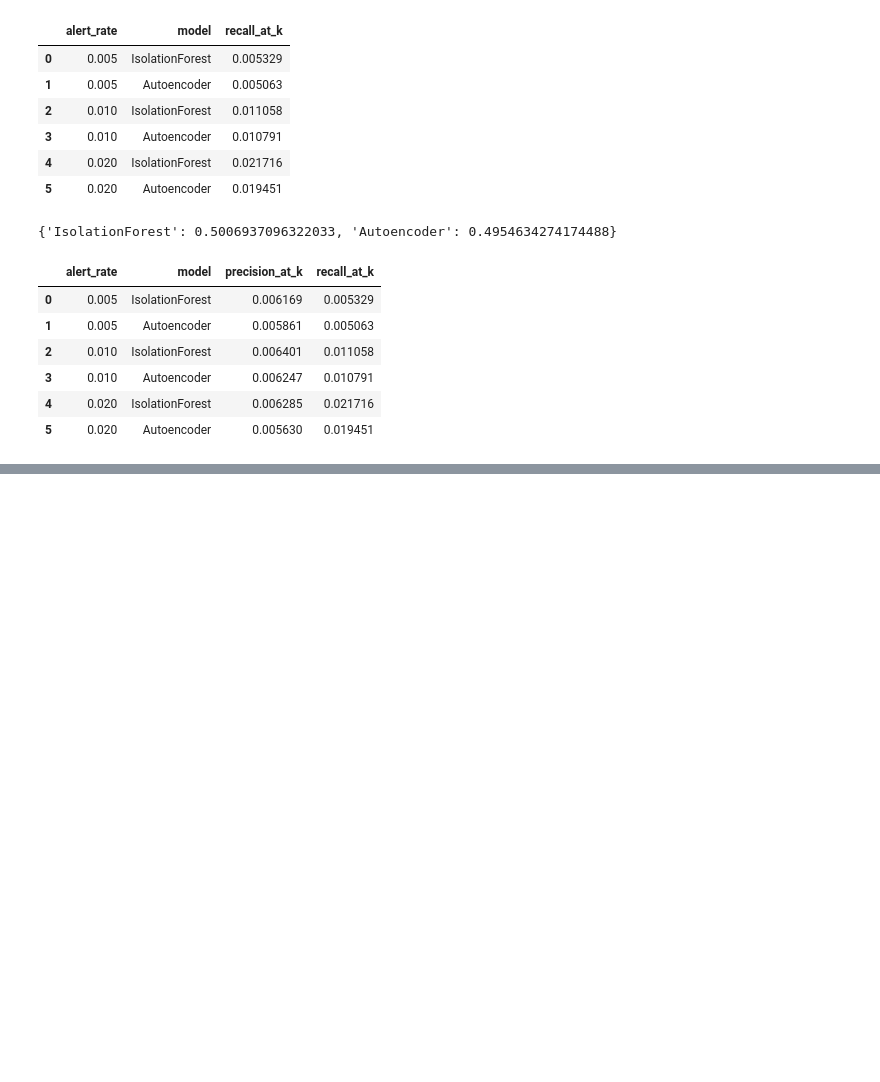
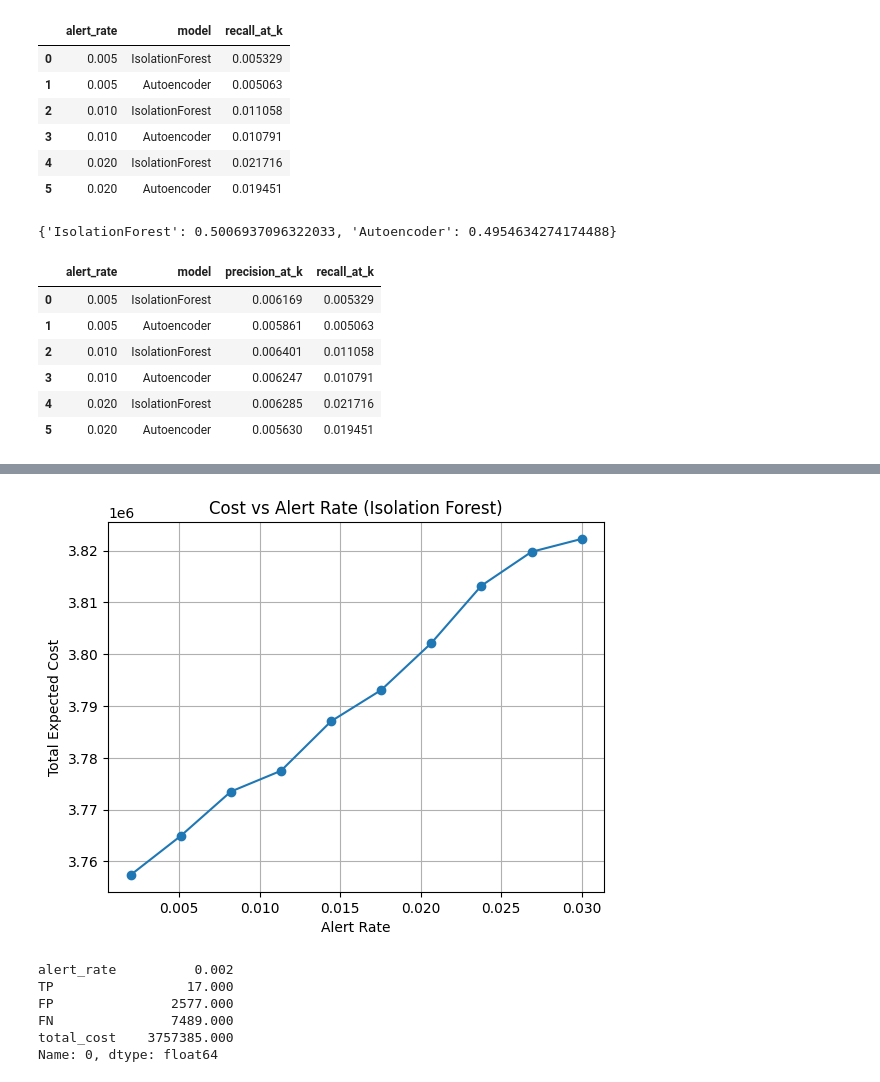
Before and after one commit to Udeibom/transaction-anomaly-ml, a Jupyter notebook: notebooks/08_evaluation.ipynb, the cells around one changed output, grey strips where cells are left out. Drawn from its saved outputs; the diff is of its cells as text; code cells hidden in the pictures; blank space fills up the shorter version.

```diff
--- a/notebooks/08_evaluation.ipynb
+++ b/notebooks/08_evaluation.ipynb
@@ -156,3 +156,7 @@ final_metrics
 | 3 | 0.010 | Autoencoder | 0.006247 | 0.010791 |
 | 4 | 0.020 | IsolationForest | 0.006285 | 0.021716 |
 | 5 | 0.020 | Autoencoder | 0.005630 | 0.019451 |
+# %%
+eval_df = eval_df.copy()
+# %%
+alert_rates = np.linspace(0.002, 0.03, 10)  # 0.2% → 3%
@@ -158,0 +181,19 @@ final_metrics
+# %%
+C_REVIEW = 5
+C_FRAUD = 500
+
+cost_results = []
+
+for rate in alert_rates:
+    cost_results.append(
+        compute_cost(
+            eval_df["if_score"].values,
+            eval_df["label"].values,
+            rate,
+            C_REVIEW,
+            C_FRAUD
+        )
+    )
+
+cost_df = pd.DataFrame(cost_results)
+cost_df
@@ -158,0 +212,21 @@ final_metrics
+# %%
+import matplotlib.pyplot as plt
+
+plt.plot(cost_df["alert_rate"], cost_df["total_cost"], marker="o")
+plt.xlabel("Alert Rate")
+plt.ylabel("Total Expected Cost")
+plt.title("Cost vs Alert Rate (Isolation Forest)")
+plt.grid(True)
+plt.show()
+# %% [output]
+[figure, added]
+# %%
+optimal = cost_df.loc[cost_df["total_cost"].idxmin()]
+optimal
+# %% [output]
+alert_rate          0.002
+TP                 17.000
+FP               2577.000
+FN               7489.000
+total_cost    3757385.000
+Name: 0, dtype: float64
```
Also changed, not shown: parts of 3 cells of this notebook, 6 other files.
